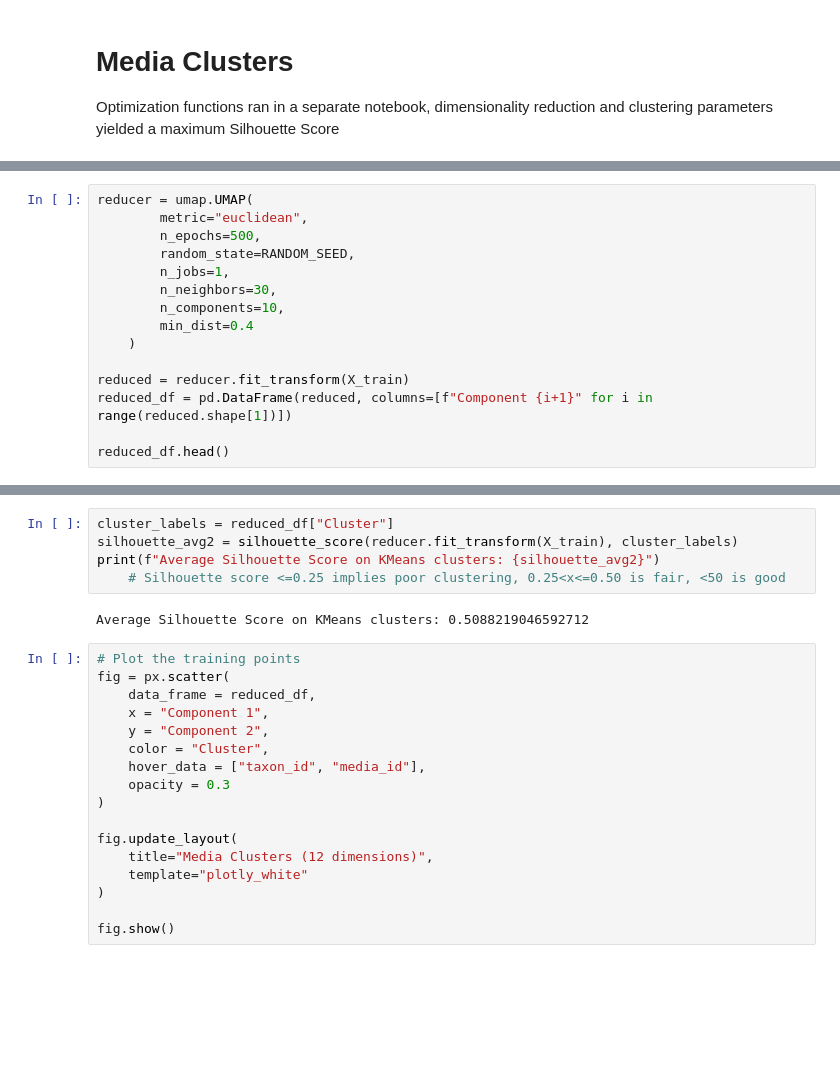
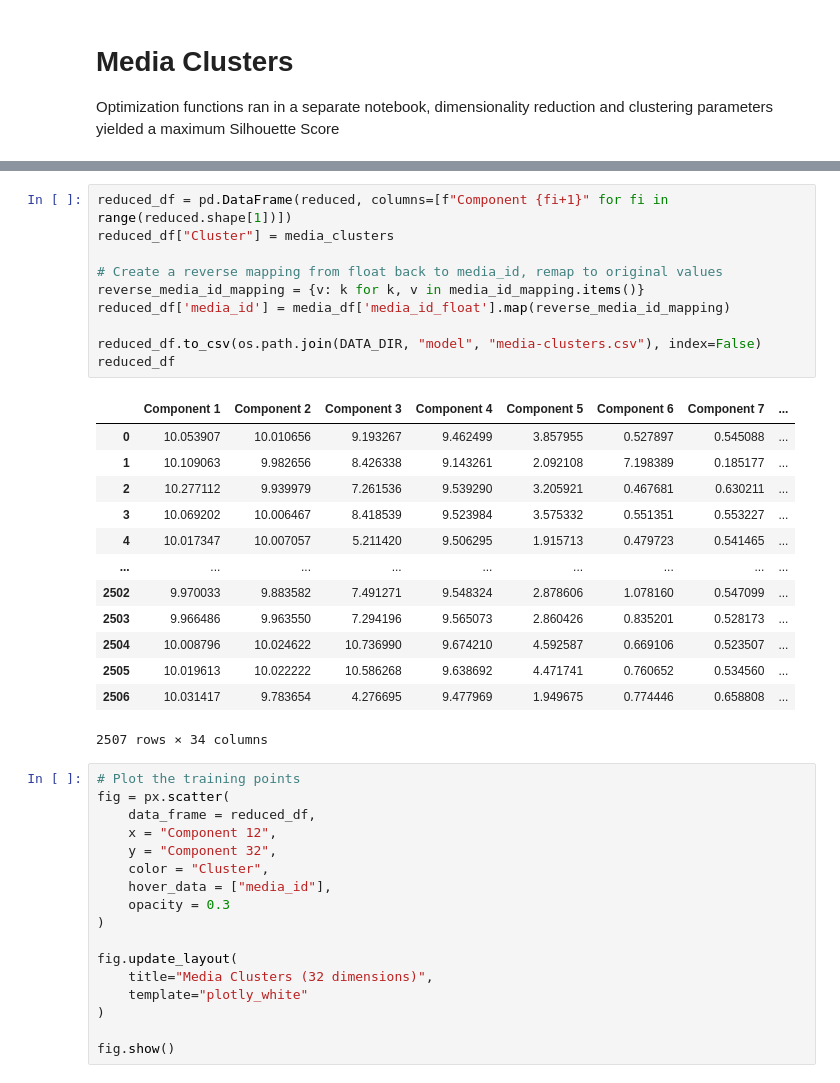
Before and after one commit to giovannellilab/media-prediction, a Jupyter notebook: notebooks/04-Model-Eval.ipynb, the cells around one changed output, grey strips where cells are left out. Cells and saved outputs as stored; diff of their text form; blank space fills up the shorter version.

```diff
--- a/notebooks/04-Model-Eval.ipynb
+++ b/notebooks/04-Model-Eval.ipynb
@@ -403,15 +437,0 @@ X_train, X_test, y_train, y_test = train_test_split(
-# %%
-reducer = umap.UMAP(
-        metric="euclidean",
-        n_epochs=500,
-        random_state=RANDOM_SEED,
-        n_jobs=1,
-        n_neighbors=30,
-        n_components=10,
-        min_dist=0.4
-    )
-
-reduced = reducer.fit_transform(X_train)
-reduced_df = pd.DataFrame(reduced, columns=[f"Component {i+1}" for i in range(reduced.shape[1])])
-
-reduced_df.head()
@@ -444,23 +438,40 @@ reduced_df.head()
-# %%
-cluster_labels = reduced_df["Cluster"]
-silhouette_avg2 = silhouette_score(reducer.fit_transform(X_train), cluster_labels)
-print(f"Average Silhouette Score on KMeans clusters: {silhouette_avg2}")
-    # Silhouette score <=0.25 implies poor clustering, 0.25<x<=0.50 is fair, <50 is good
-# %% [output]
-Average Silhouette Score on KMeans clusters: 0.5088219046592712
+# %%
+reduced_df = pd.DataFrame(reduced, columns=[f"Component {fi+1}" for fi in range(reduced.shape[1])])
+reduced_df["Cluster"] = media_clusters
+
+# Create a reverse mapping from float back to media_id, remap to original values
+reverse_media_id_mapping = {v: k for k, v in media_id_mapping.items()}
+reduced_df['media_id'] = media_df['media_id_float'].map(reverse_media_id_mapping)
+
+reduced_df.to_csv(os.path.join(DATA_DIR, "model", "media-clusters.csv"), index=False)
+reduced_df
+# %% [output]
+|  | Component 1 | Component 2 | Component 3 | Component 4 | Component 5 | Component 6 | Component 7 | ... |
+| 0 | 10.053907 | 10.010656 | 9.193267 | 9.462499 | 3.857955 | 0.527897 | 0.545088 | ... |
+| 1 | 10.109063 | 9.982656 | 8.426338 | 9.143261 | 2.092108 | 7.198389 | 0.185177 | ... |
+| 2 | 10.277112 | 9.939979 | 7.261536 | 9.539290 | 3.205921 | 0.467681 | 0.630211 | ... |
+| 3 | 10.069202 | 10.006467 | 8.418539 | 9.523984 | 3.575332 | 0.551351 | 0.553227 | ... |
+| 4 | 10.017347 | 10.007057 | 5.211420 | 9.506295 | 1.915713 | 0.479723 | 0.541465 | ... |
+| ... | ... | ... | ... | ... | ... | ... | ... | ... |
+| 2502 | 9.970033 | 9.883582 | 7.491271 | 9.548324 | 2.878606 | 1.078160 | 0.547099 | ... |
+| 2503 | 9.966486 | 9.963550 | 7.294196 | 9.565073 | 2.860426 | 0.835201 | 0.528173 | ... |
+| 2504 | 10.008796 | 10.024622 | 10.736990 | 9.674210 | 4.592587 | 0.669106 | 0.523507 | ... |
+| 2505 | 10.019613 | 10.022222 | 10.586268 | 9.638692 | 4.471741 | 0.760652 | 0.534560 | ... |
+| 2506 | 10.031417 | 9.783654 | 4.276695 | 9.477969 | 1.949675 | 0.774446 | 0.658808 | ... |
+2507 rows × 34 columns
 # %%
 # Plot the training points
 fig = px.scatter(
     data_frame = reduced_df,
-    x = "Component 1",
-    y = "Component 2",
+    x = "Component 12",
+    y = "Component 32",
     color = "Cluster",
-    hover_data = ["taxon_id", "media_id"],
+    hover_data = ["media_id"],
     opacity = 0.3
 )
 
 fig.update_layout(
-    title="Media Clusters (12 dimensions)",
+    title="Media Clusters (32 dimensions)",
     template="plotly_white"
 )
 
```
Also changed, not shown: parts of 8 cells of this notebook.
